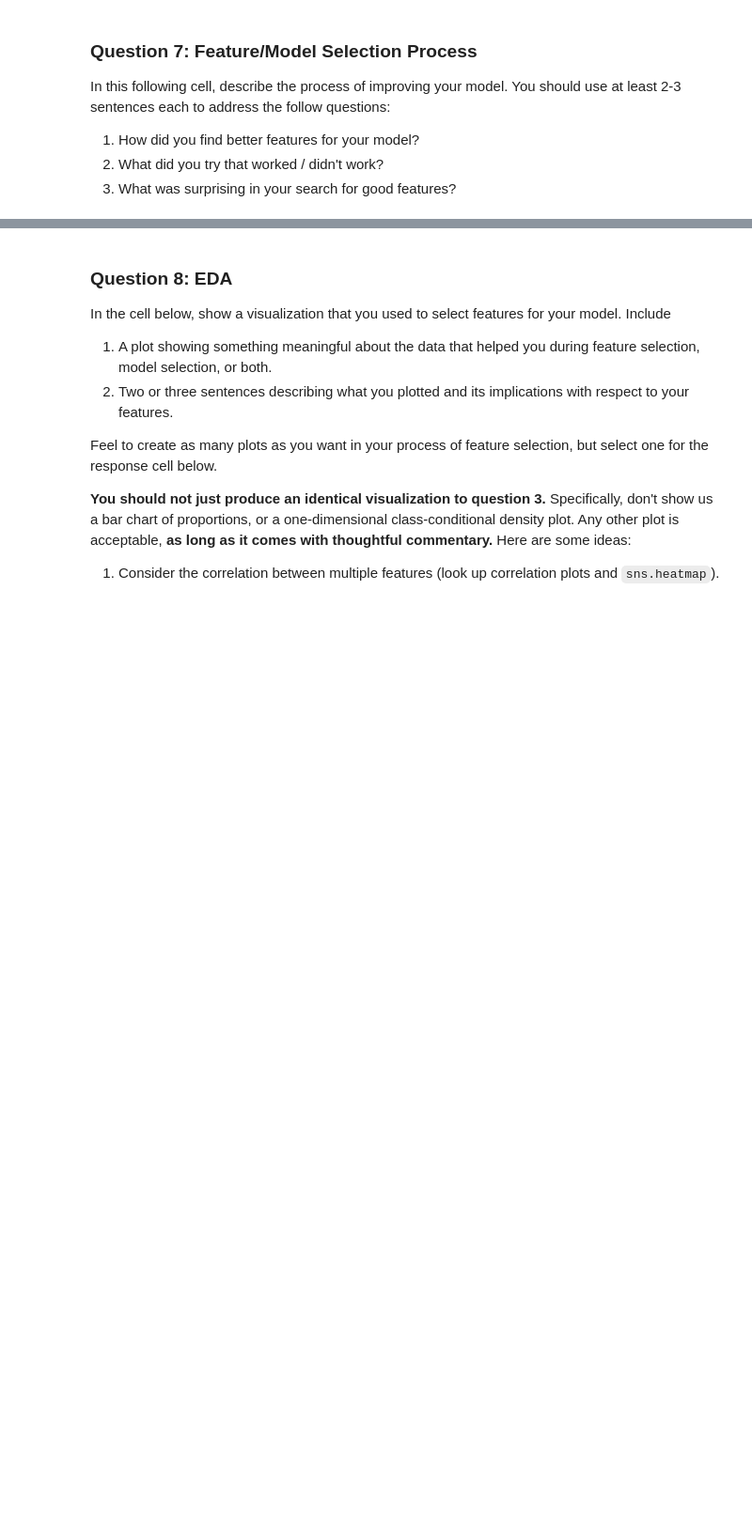
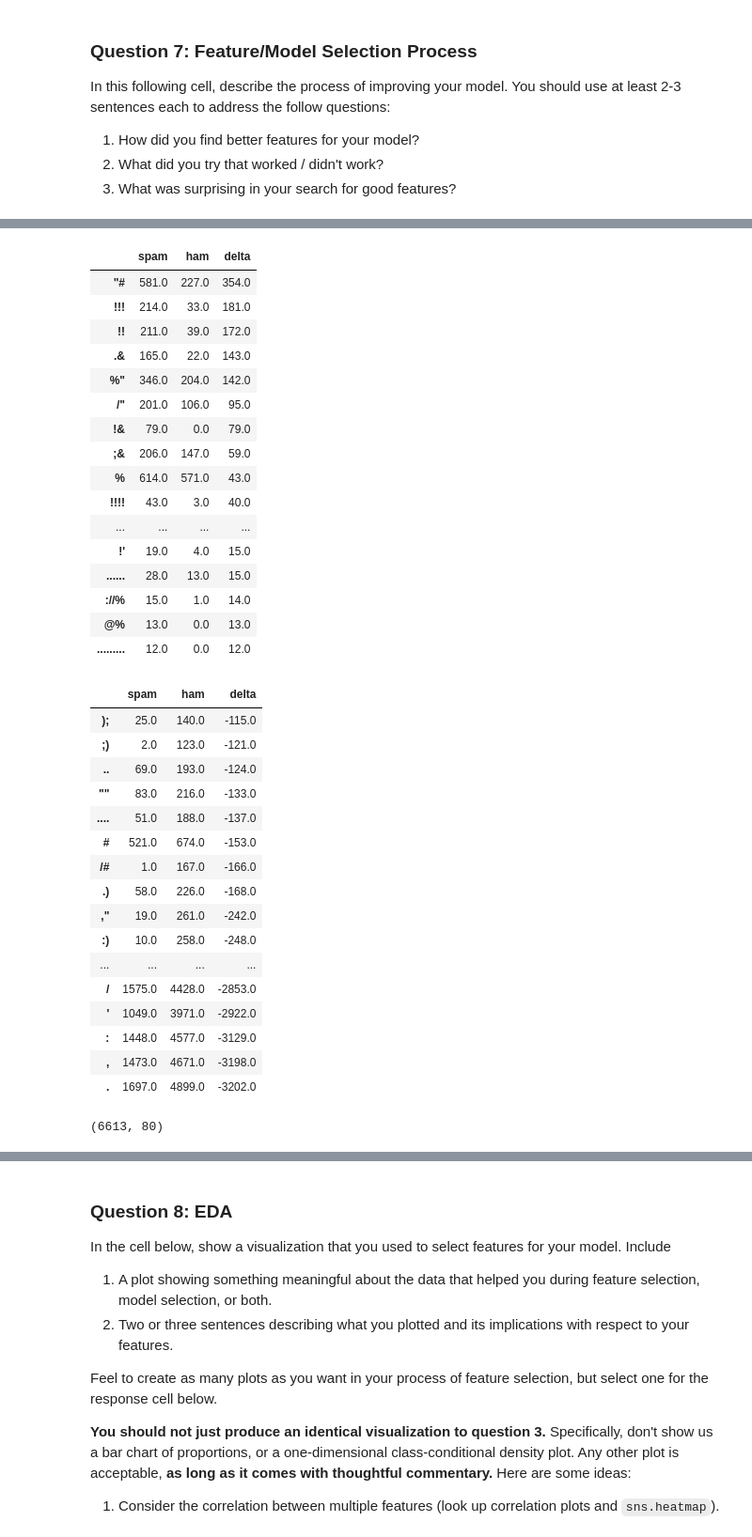
Before and after one commit to wood-ghost/ECE4710_final, a Jupyter notebook: Final.ipynb, the cells around one changed output, grey strips where cells are left out. Shown: that part at 94% size. Saved outputs shown, nothing was run; the diff lists cells and outputs as text; code cells hidden in the pictures; blank space fills up the shorter version.

```diff
--- a/Final.ipynb
+++ b/Final.ipynb
@@ -525,0 +604,56 @@ _Type your answer here, replacing this text._
+# %%
+punct_spam = train.loc[train["spam"] == 1, "email"].str.findall(punct_re).apply(np.unique).explode().value_counts()
+punct_ham = train.loc[train["spam"] == 0, "email"].str.findall(punct_re).apply(np.unique).explode().value_counts()
+all_punct = pd.concat([punct_spam.rename('spam'), punct_ham.rename('ham')], axis=1).fillna(0)
+all_punct["delta"] = all_punct['spam'] - all_punct['ham']
+display(all_punct.sort_values(by="delta", ascending=False).head(30))
+display(all_punct.sort_values(by="delta", ascending=False).tail(30))
+# %% [output]
+|  | spam | ham | delta |
+| "# | 581.0 | 227.0 | 354.0 |
+| !!! | 214.0 | 33.0 | 181.0 |
+| !! | 211.0 | 39.0 | 172.0 |
+| .& | 165.0 | 22.0 | 143.0 |
+| %" | 346.0 | 204.0 | 142.0 |
+| /" | 201.0 | 106.0 | 95.0 |
+| !& | 79.0 | 0.0 | 79.0 |
+| ;& | 206.0 | 147.0 | 59.0 |
+| % | 614.0 | 571.0 | 43.0 |
+| !!!! | 43.0 | 3.0 | 40.0 |
+| ... | ... | ... | ... |
+| !' | 19.0 | 4.0 | 15.0 |
+| ...... | 28.0 | 13.0 | 15.0 |
+| ://% | 15.0 | 1.0 | 14.0 |
+| @% | 13.0 | 0.0 | 13.0 |
+| ......... | 12.0 | 0.0 | 12.0 |
+|  | spam | ham | delta |
+| ); | 25.0 | 140.0 | -115.0 |
+| ;) | 2.0 | 123.0 | -121.0 |
+| .. | 69.0 | 193.0 | -124.0 |
+| "" | 83.0 | 216.0 | -133.0 |
+| .... | 51.0 | 188.0 | -137.0 |
+| # | 521.0 | 674.0 | -153.0 |
+| /# | 1.0 | 167.0 | -166.0 |
+| .) | 58.0 | 226.0 | -168.0 |
+| ," | 19.0 | 261.0 | -242.0 |
+| :) | 10.0 | 258.0 | -248.0 |
+| ... | ... | ... | ... |
+| / | 1575.0 | 4428.0 | -2853.0 |
+| ' | 1049.0 | 3971.0 | -2922.0 |
+| : | 1448.0 | 4577.0 | -3129.0 |
+| , | 1473.0 | 4671.0 | -3198.0 |
+| . | 1697.0 | 4899.0 | -3202.0 |
+# %%
+word_list = top_1000_words.sort_values(by="delta", ascending=False).head(30).index.to_list() + top_1000_words.sort_values(by="delta", ascending=False).tail(30).index.to_list()
+word_X = words_in_texts(word_list, train.loc[:, 'body word'])
+punct_list = all_punct.sort_values(by="delta", ascending=False).tail(15).index.to_list()
+punct_X = words_in_texts(punct_list, train.loc[:, 'body punct'])
+re_X = train["Re"].to_numpy()
+word_s_X = train["subject punct length"].to_numpy()
+word_b_X = train["body word length"].to_numpy()
+punct_b_X = train["body punct length"].to_numpy()
+html_X = train["has html"].to_numpy()
+train_X = np.column_stack((word_X, punct_X, re_X, word_s_X, word_b_X, punct_b_X, html_X))
+train_X.shape
+# %% [output]
+(6613, 80)
```
Also changed, not shown: parts of 19 cells of this notebook.
